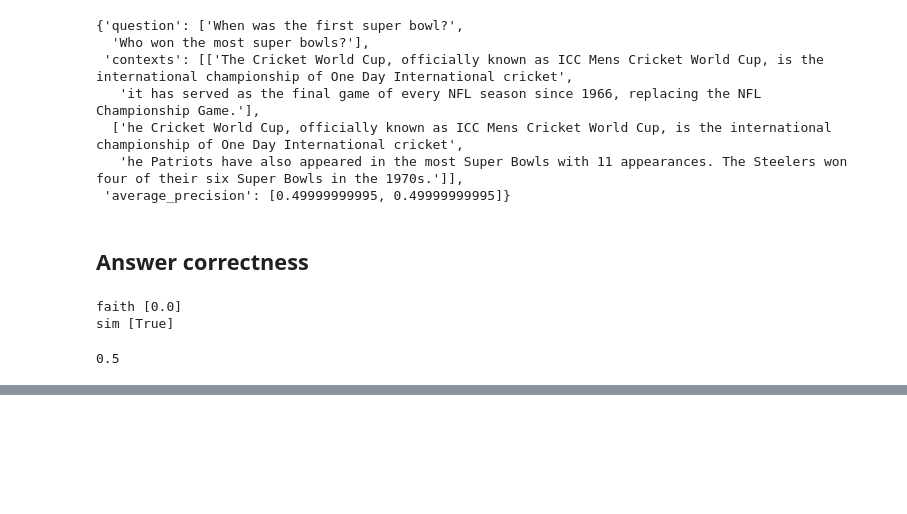
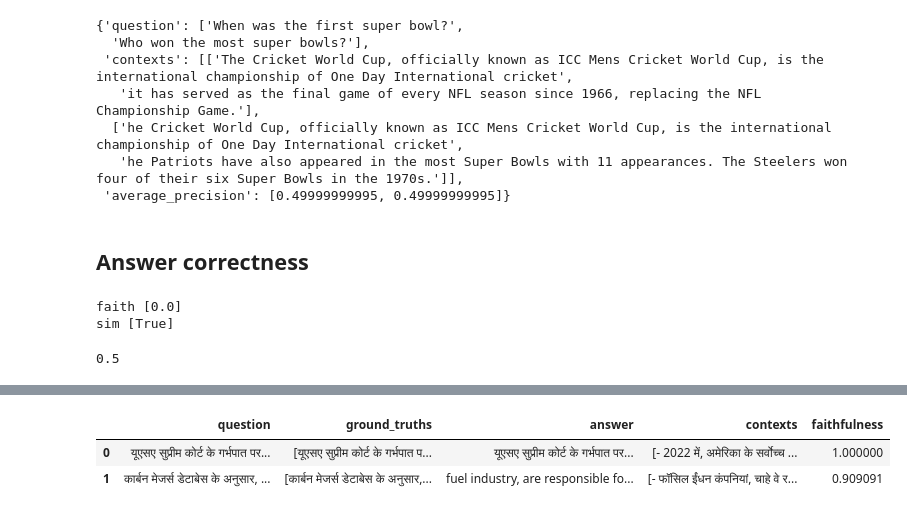
Before and after one commit to explodinggradients/ragas, a Jupyter notebook: experiments/assesments/metrics_assesments.ipynb, the cells around one changed output, grey strips where cells are left out. Cells and saved outputs as stored; diff of their text form; code cells hidden in the pictures; blank space fills up the shorter version.

```diff
--- a/experiments/assesments/metrics_assesments.ipynb
+++ b/experiments/assesments/metrics_assesments.ipynb
@@ -814,0 +866,2 @@ sim [True]
+# %%
+dataset_malayalam = Dataset.from_csv("/Users/shahules/Downloads/amnesty_qa_hindi.csv")
@@ -814,0 +870,3 @@ sim [True]
+# %%
+dataset_malayalam = dataset_malayalam.map(lambda ex: {"contexts":eval(ex["contexts"])})
+dataset_malayalam = dataset_malayalam.map(lambda ex: {"ground_truths":eval(ex["ground_truths"])})
@@ -814,0 +964,2 @@ sim [True]
+# %%
+ragas_score = evaluate(dataset_malayalam.select(range(0,2)),metrics=[faithfulness])
@@ -814,0 +1002,6 @@ sim [True]
+# %%
+ragas_score.to_pandas()
+# %% [output]
+|  | question | ground_truths | answer | contexts | faithfulness |
+| 0 | यूएसए सुप्रीम कोर्ट के गर्भपात पर... | [यूएसए सुप्रीम कोर्ट के गर्भपात प... | यूएसए सुप्रीम कोर्ट के गर्भपात पर... | [- 2022 में, अमेरिका के सर्वोच्च ... | 1.000000 |
+| 1 | कार्बन मेजर्स डेटाबेस के अनुसार, ... | [कार्बन मेजर्स डेटाबेस के अनुसार,... | fuel industry, are responsible fo... | [- फॉसिल ईंधन कंपनियां, चाहे वे र... | 0.909091 |
```
Also changed, not shown: parts of 15 cells of this notebook, 1 other file.
